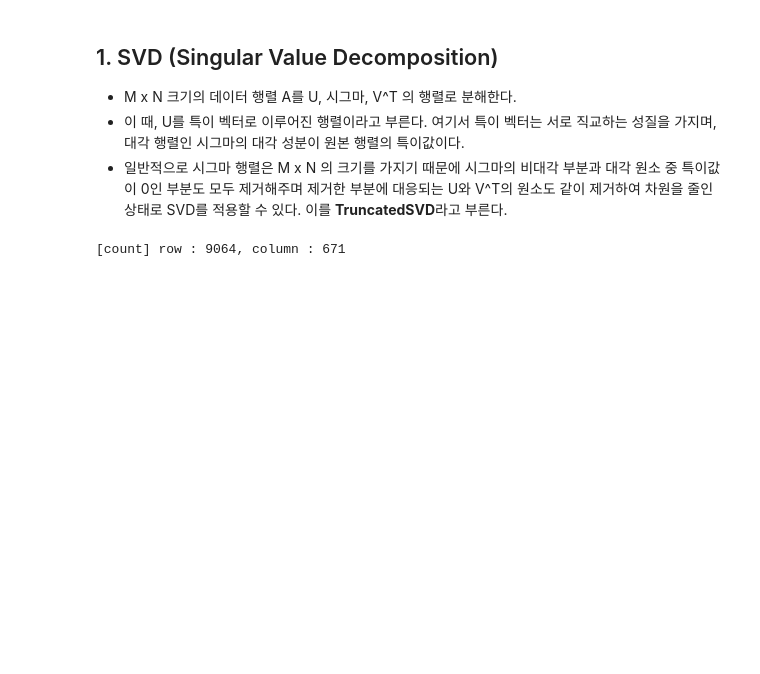
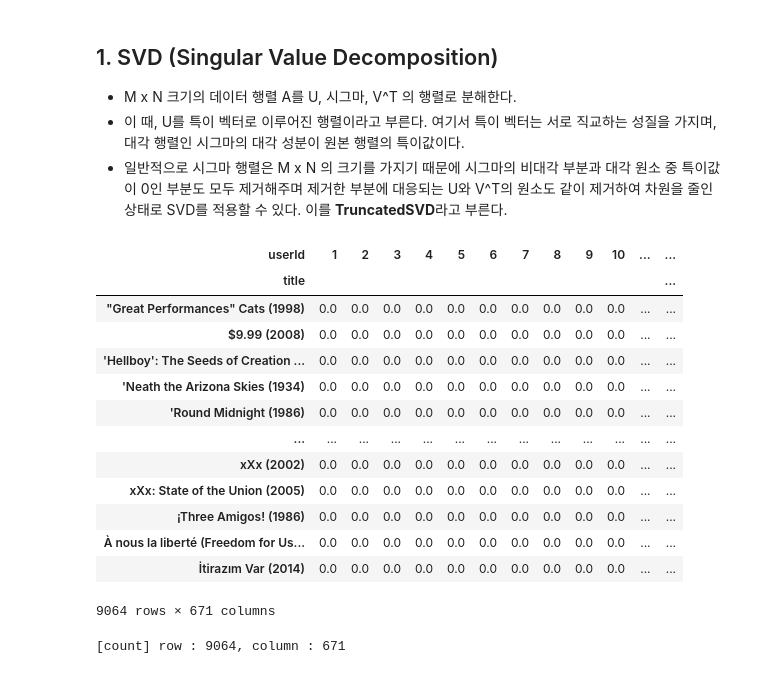
Before and after one commit to formegusto/research-recommendation-system, a Jupyter notebook: 3. Latent Factor Collaborative Filtering.ipynb, the cells around one changed output. Cells and saved outputs as stored; diff of their text form; code cells hidden in the pictures; blank space fills up the shorter version.

```diff
--- a/3. Latent Factor Collaborative Filtering.ipynb
+++ b/3. Latent Factor Collaborative Filtering.ipynb
@@ -116,6 +116,23 @@ usr_movie_pivot.head()
 - M x N 크기의 데이터 행렬 A를 U, 시그마, V^T 의 행렬로 분해한다.
 - 이 때, U를 특이 벡터로 이루어진 행렬이라고 부른다. 여기서 특이 벡터는 서로 직교하는 성질을 가지며, 대각 행렬인 시그마의 대각 성분이 원본 행렬의 특이값이다.
 - 일반적으로 시그마 행렬은 M x N 의 크기를 가지기 때문에 시그마의 비대각 부분과 대각 원소 중 특이값이 0인 부분도 모두 제거해주며 제거한 부분에 대응되는 U와 V^T의 원소도 같이 제거하여 차원을 줄인 상태로 SVD를 적용할 수 있다. 이를 **TruncatedSVD**라고 부른다.
+# %%
+usr_movie_pivot.T
+# %% [output]
+| userId | 1 | 2 | 3 | 4 | 5 | 6 | 7 | 8 | 9 | 10 | ... | ... |
+| title |  |  |  |  |  |  |  |  |  |  |  | ... |
+| "Great Performances" Cats (1998) | 0.0 | 0.0 | 0.0 | 0.0 | 0.0 | 0.0 | 0.0 | 0.0 | 0.0 | 0.0 | ... | ... |
+| $9.99 (2008) | 0.0 | 0.0 | 0.0 | 0.0 | 0.0 | 0.0 | 0.0 | 0.0 | 0.0 | 0.0 | ... | ... |
+| 'Hellboy': The Seeds of Creation ... | 0.0 | 0.0 | 0.0 | 0.0 | 0.0 | 0.0 | 0.0 | 0.0 | 0.0 | 0.0 | ... | ... |
+| 'Neath the Arizona Skies (1934) | 0.0 | 0.0 | 0.0 | 0.0 | 0.0 | 0.0 | 0.0 | 0.0 | 0.0 | 0.0 | ... | ... |
+| 'Round Midnight (1986) | 0.0 | 0.0 | 0.0 | 0.0 | 0.0 | 0.0 | 0.0 | 0.0 | 0.0 | 0.0 | ... | ... |
+| ... | ... | ... | ... | ... | ... | ... | ... | ... | ... | ... | ... | ... |
+| xXx (2002) | 0.0 | 0.0 | 0.0 | 0.0 | 0.0 | 0.0 | 0.0 | 0.0 | 0.0 | 0.0 | ... | ... |
+| xXx: State of the Union (2005) | 0.0 | 0.0 | 0.0 | 0.0 | 0.0 | 0.0 | 0.0 | 0.0 | 0.0 | 0.0 | ... | ... |
+| ¡Three Amigos! (1986) | 0.0 | 0.0 | 0.0 | 0.0 | 0.0 | 0.0 | 0.0 | 0.0 | 0.0 | 0.0 | ... | ... |
+| À nous la liberté (Freedom for Us... | 0.0 | 0.0 | 0.0 | 0.0 | 0.0 | 0.0 | 0.0 | 0.0 | 0.0 | 0.0 | ... | ... |
+| İtirazım Var (2014) | 0.0 | 0.0 | 0.0 | 0.0 | 0.0 | 0.0 | 0.0 | 0.0 | 0.0 | 0.0 | ... | ... |
+9064 rows × 671 columns
 # %%
 # Pivot table transposition
 movie_user_pivot = usr_movie_pivot.values.T
```
Also changed, not shown: parts of 6 cells of this notebook, 6 other files.
